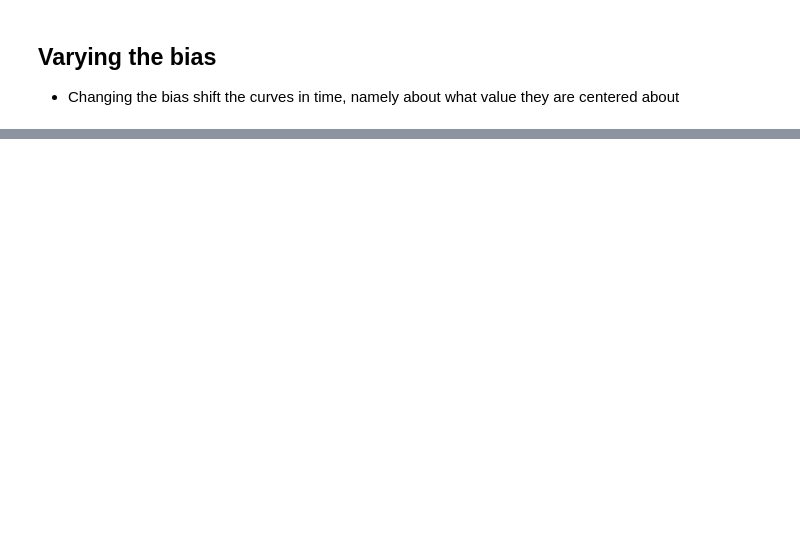
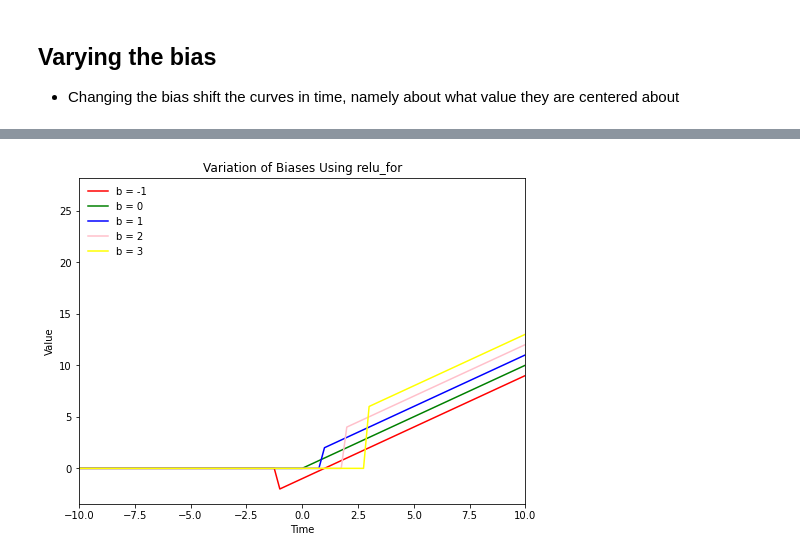
Before and after one commit to kdmalc/CompNeuro, a Jupyter notebook: NSC_HW2/HW2_NB_FEEDBACK.ipynb, the cells around one changed output, grey strips where cells are left out. Cells and saved outputs as stored; diff of their text form; code cells hidden in the pictures; blank space fills up the shorter version.

```diff
--- a/NSC_HW2/HW2_NB_FEEDBACK.ipynb
+++ b/NSC_HW2/HW2_NB_FEEDBACK.ipynb
@@ -191,0 +197,5 @@ vary_eqns(x, relu_vec, "b", w=w, b=b)
+# %%
+# Relu Function (for loop version)
+vary_eqns(x, relu_for, "b", w=w, b=b)
+# %% [output]
+[figure, added]
```
Also changed, not shown: parts of 12 cells of this notebook.
